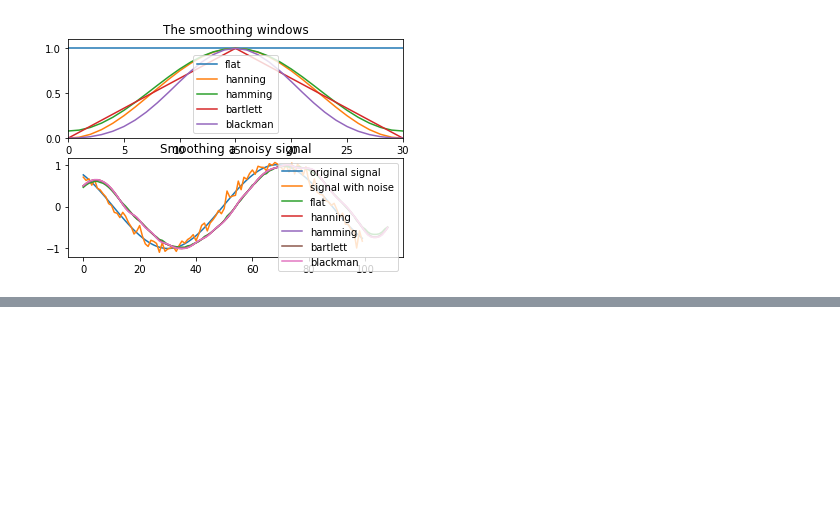
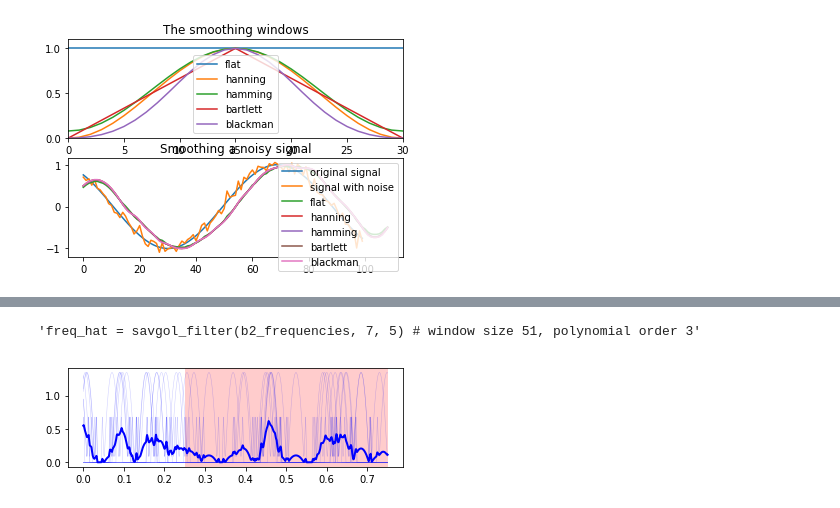
Before and after one commit to lyshds/dn_activation_rec_ubu, a Jupyter notebook: S37/s37_power_muscle_freq_02.ipynb, the cells around one changed output, grey strips where cells are left out. Saved outputs shown, nothing was run; the diff lists cells and outputs as text; code cells hidden in the pictures; blank space fills up the shorter version.

```diff
--- a/S37/s37_power_muscle_freq_02.ipynb
+++ b/S37/s37_power_muscle_freq_02.ipynb
@@ -802,0 +904,43 @@ if __name__=='__main__':
+# %%
+df_freq_upon_signal_filt = pd.DataFrame()
+
+for i in range(len(crimson_on)):
+    on_signal = crimson_on[i]
+    f = sav_gol_2[on_signal-5000: on_signal+10000]
+    df_freq_upon_signal_filt[i]=f
+# %%
+new_df = df_freq_upon_signal_filt*600
+
+fig =plt.figure(15)
+
+ax1 = plt.subplot(211)
+
+for i in new_df:
+    ax1.plot(times[0:15000], new_df[i], 'b', linewidth =0.5, alpha = 0.2)
+
+#ax1.set_ylim((-0.01,0.25))
+#ax1.set_ylimit(-0.1, 100)
+
+mean_freq_change = new_df.mean(axis=1)
+ax1.plot(times[0:15000], mean_freq_change, 'b', linewidth =2.0)
+
+ax1.axvspan(times[5000], times[15000], facecolor = 'r', edgecolor = 'none', alpha = 0.2)
+
+'''
+ax1.plot(times, crimson, 'r', linewidth =1.0)
+
+ax2 = plt.subplot(212, sharex=ax1)
+ax2.set_ylim(0, 20)
+#ax2.set_xlim(20, 80)
+#savitzky_golay
+'''
+'''freq_hat = savgol_filter(b2_frequencies, 7, 5) # window size 51, polynomial order 3'''
+#freq_hat= b2_frequencies
+#ax2.plot(times_k, b2_frequencies,'k', linewidth = 0.75)
+
+#for i in range(len(crimson_on)):
+#    ax1.axvspan(times[crimson_on[i]], times[crimson_off[i]], facecolor = 'r', edgecolor = 'none', alpha = 0.3)
+#    #ax2.axvspan(times[crimson_on[i]], times[crimson_off[i]], facecolor = 'r', edgecolor = 'none', alpha = 0.3)
+# %% [output]
+'freq_hat = savgol_filter(b2_frequencies, 7, 5) # window size 51, polynomial order 3'
+[figure, added]
```
Also changed, not shown: parts of 8 cells of this notebook.
